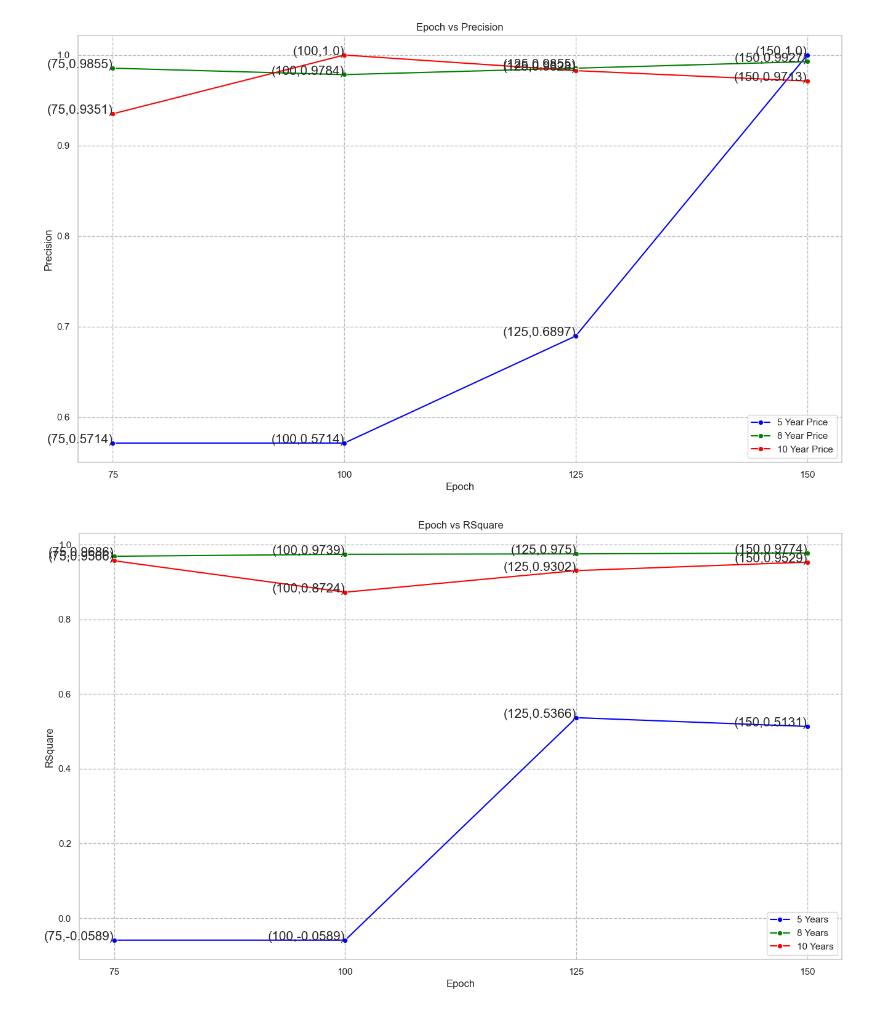
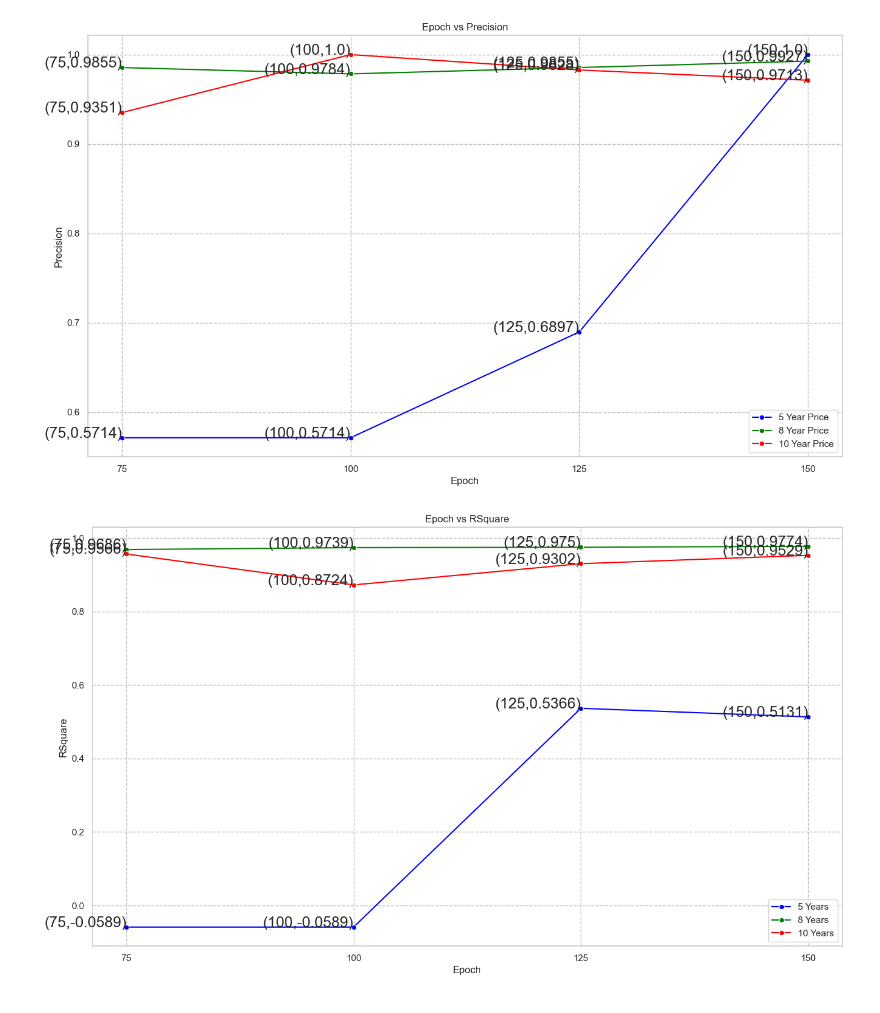
Before and after one commit to gamecoder08/Stock-predictor-models, a Jupyter notebook: Performance metrics/Performance_metrics_plot_close.ipynb, the cells around one changed output. Saved outputs shown, nothing was run; the diff lists cells and outputs as text; code cells hidden in the pictures.

Commit message:
Update: Performace metric graph updated

```diff
--- a/Performance metrics/Performance_metrics_plot_close.ipynb
+++ b/Performance metrics/Performance_metrics_plot_close.ipynb
@@ -30,18 +30,18 @@ plt.title('Epoch vs Precision')
 
 # Add annotations for each point
 for x, y in zip(epoch, np.round(precision_5, 4)):
-    plt.text(x, y, f'({x},{y})', ha='right', fontsize=15)
+    plt.text(x, y, f'({x},{y})', ha='right', fontsize=18)
 
 for m, n in zip(epoch, np.round(precision_8, 4)):
-    plt.text(m, n, f'({m},{n})', ha='right', fontsize=15)
+    plt.text(m, n, f'({m},{n})', ha='right', fontsize=18)
 
 for p, q in zip(epoch, np.round(precision_10, 4)):
-    plt.text(p, q, f'({p},{q})', ha='right',fontsize=15)
+    plt.text(p, q, f'({p},{q})', ha='right',fontsize=18)
 
 plt.legend()
 plt.show()
 # %% [output]
-[figure, old version]
+[figure, new version]
 # %%
 import seaborn as sns
 import matplotlib.pyplot as plt
@@ -55,37 +55,37 @@ epoch = [75, 100, 125, 150]
 rsquare_5 = [-0.0589, -0.0589, 0.5366, 0.5131]
 rsquare_8 = [0.9686, 0.9739, 0.9750, 0.9774]
 rsquare_10 = [0.9566, 0.8724, 0.9302, 0.9529]
 
 # Plot setup
 fig, ax = plt.subplots(figsize=(16, 9))
 ax.set_facecolor('#ffffff')
 
 # Plot each line with Seaborn
 sns.lineplot(x=epoch, y=rsquare_5, label='5 Years', marker="o", color="blue", ax=ax)
 sns.lineplot(x=epoch, y=rsquare_8, label='8 Years', marker="o", color="green", ax=ax)
 sns.lineplot(x=epoch, y=rsquare_10, label='10 Years', marker="o", color="red", ax=ax)
 
 # Customize plot appearance
 plt.grid(True, linestyle='--', color='#BDBDBD')
 plt.xticks(ticks=[75, 100, 125, 150])
 plt.xlabel('Epoch')
 plt.ylabel('RSquare')
 plt.title('Epoch vs RSquare')
 
 # Add annotations for each point with fontsize 15
 for x, y in zip(epoch, np.round(rsquare_5, 4)):
-    plt.text(x, y, f'({x},{y})', ha='right', fontsize=15)
+    plt.text(x, y, f'({x},{y})', ha='right', fontsize=18)
 
 for m, n in zip(epoch, np.round(rsquare_8, 4)):
-    plt.text(m, n, f'({m},{n})', ha='right', fontsize=15)
+    plt.text(m, n, f'({m},{n})', ha='right', fontsize=18)
 
 for p, q in zip(epoch, np.round(rsquare_10, 4)):
-    plt.text(p, q, f'({p},{q})', ha='right', fontsize=15)
+    plt.text(p, q, f'({p},{q})', ha='right', fontsize=18)
 
 plt.legend()
 plt.show()
 # %% [output]
-[figure, old version]
+[figure, new version]
 # %%
 import seaborn as sns
 import matplotlib.pyplot as plt
```
Also changed, not shown: parts of 1 cell of this notebook.
